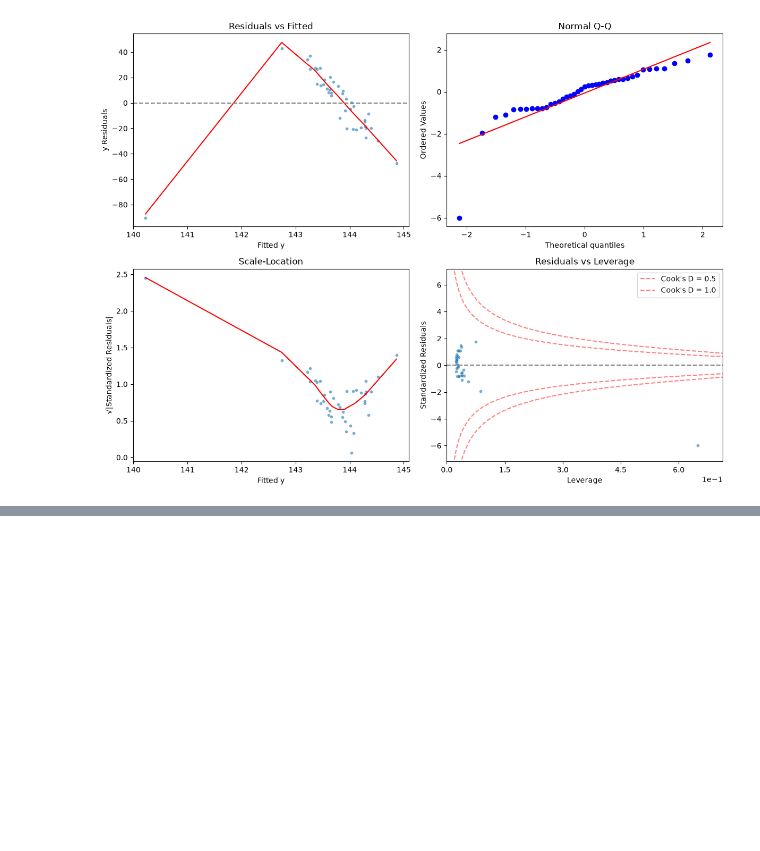
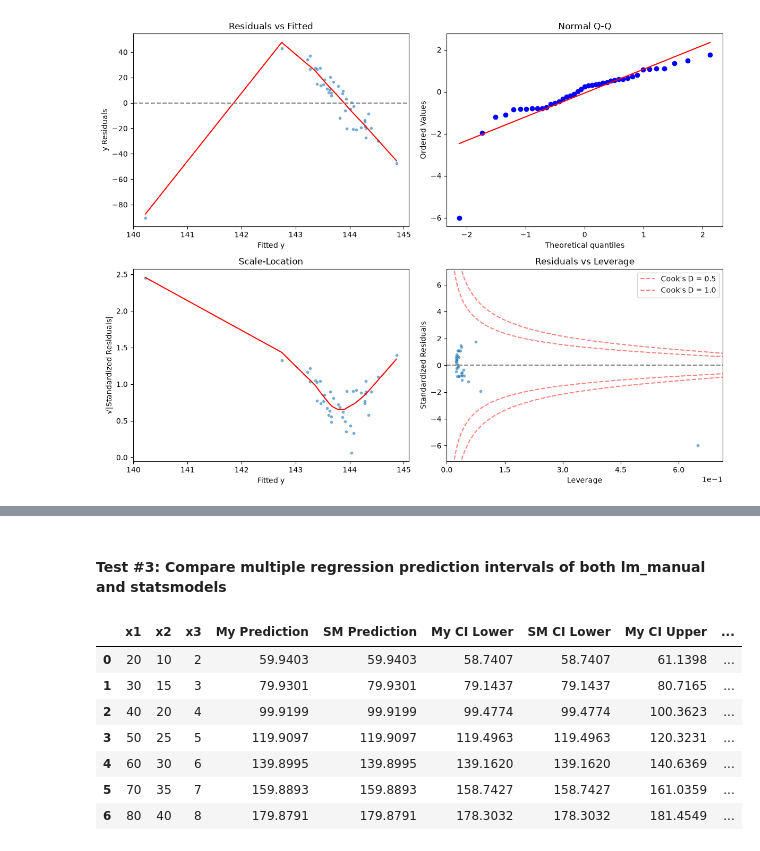
Before and after one commit to xavierland605/Python-Linear-Regression-Library, a Jupyter notebook: test.ipynb, the cells around one changed output, grey strips where cells are left out. Cells and saved outputs as stored; diff of their text form; code cells hidden in the pictures; blank space fills up the shorter version.

```diff
--- a/test.ipynb
+++ b/test.ipynb
@@ -385,0 +515,17 @@ F-statistic: 0.0308 on 1 and 39 DF, p-value: 0.8616
+# %%
+# Intoduce some missing values
+
+df_multi_missing = df_multiple.copy()
+rng = np.random.default_rng(42)
+df_multi_missing.loc[rng.random(len(df_multi_missing)) < 0.10, "x1"] = np.nan
+df_multi_missing.loc[rng.random(len(df_multi_missing)) < 0.05, "x2"] = np.nan
+df_multi_missing.loc[rng.random(len(df_multi_missing)) < 0.08, "x3"] = np.nan
+df_multi_missing.loc[rng.random(len(df_multi_missing)) < 0.03, "y"] = np.nan
+X_missing = df_multi_missing[["x1", "x2", "x3"]]
+y_missing = df_multi_missing["y"]
+# %%
+# Statsmodels
+
+X_sm_missing = sm.add_constant(X_missing)
+sm_multi_missing = sm.OLS(y_missing,X_sm_missing,missing="drop").fit()
+sm_multi_missing.summary()
@@ -385,0 +617,48 @@ F-statistic: 0.0308 on 1 and 39 DF, p-value: 0.8616
+# %% [markdown]
+#### **Test #3:** Compare multiple regression prediction intervals of both lm_manual and statsmodels
+# %%
+# New X values
+X_new = pd.DataFrame({
+    "x1": [20, 30, 40, 50, 60, 70, 80],
+    "x2": [10, 15, 20, 25, 30, 35, 40],
+    "x3": [2, 3, 4, 5, 6, 7, 8]
+})
+# My class
+my_pred = my_multi.predict(X_new)
+my_ci = my_multi.predict(X_new, interval="CONFIDENCE")
+my_pi = my_multi.predict(X_new, interval="PREDICTION")
+# Statsmodels
+X_sm_new = sm.add_constant(X_new, has_constant="add")
+sm_results = sm_multi.get_prediction(X_sm_new).summary_frame(alpha=0.05)
+# Comparison DataFrame
+comparison = pd.DataFrame({
+    "x1": X_new["x1"],
+    "x2": X_new["x2"],
+    "x3": X_new["x3"],
+
+    "My Prediction": np.asarray(my_pred).ravel(),
+    "SM Prediction": sm_results["mean"].to_numpy(),
+
+    "My CI Lower": my_ci["Lower Bound"].to_numpy(),
+    "SM CI Lower": sm_results["mean_ci_lower"].to_numpy(),
+
+    "My CI Upper": my_ci["Upper Bound"].to_numpy(),
+    "SM CI Upper": sm_results["mean_ci_upper"].to_numpy(),
+
+    "My PI Lower": my_pi["Lower Bound"].to_numpy(),
+    "SM PI Lower": sm_results["obs_ci_lower"].to_numpy(),
+
+    "My PI Upper": my_pi["Upper Bound"].to_numpy(),
+    "SM PI Upper": sm_results["obs_ci_upper"].to_numpy()
+})
+
+comparison.round(4)
+# %% [output]
+|  | x1 | x2 | x3 | My Prediction | SM Prediction | My CI Lower | SM CI Lower | My CI Upper | ... |
+| 0 | 20 | 10 | 2 | 59.9403 | 59.9403 | 58.7407 | 58.7407 | 61.1398 | ... |
+| 1 | 30 | 15 | 3 | 79.9301 | 79.9301 | 79.1437 | 79.1437 | 80.7165 | ... |
+| 2 | 40 | 20 | 4 | 99.9199 | 99.9199 | 99.4774 | 99.4774 | 100.3623 | ... |
+| 3 | 50 | 25 | 5 | 119.9097 | 119.9097 | 119.4963 | 119.4963 | 120.3231 | ... |
+| 4 | 60 | 30 | 6 | 139.8995 | 139.8995 | 139.1620 | 139.1620 | 140.6369 | ... |
+| 5 | 70 | 35 | 7 | 159.8893 | 159.8893 | 158.7427 | 158.7427 | 161.0359 | ... |
+| 6 | 80 | 40 | 8 | 179.8791 | 179.8791 | 178.3032 | 178.3032 | 181.4549 | ... |
```
Also changed, not shown: parts of 27 cells of this notebook.
